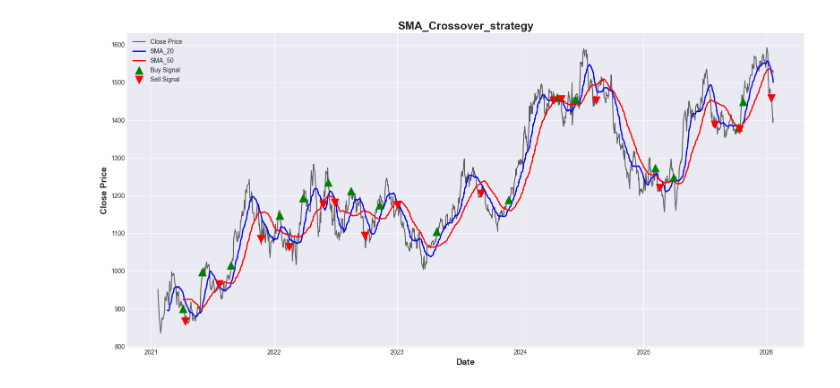
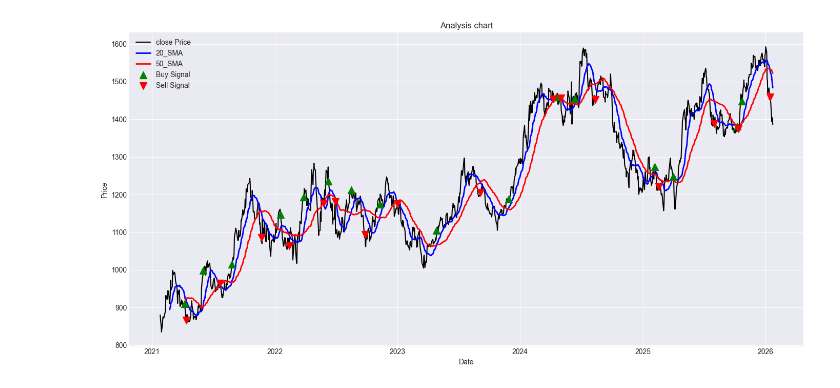
Before and after one commit to Pranavkumar1605/SMA_crossover_indian_stocks, a Jupyter notebook: notebooks/sma_crossover_analysis.ipynb, the cells around one changed output. Drawn from its saved outputs; the diff is of its cells as text; code cells hidden in the pictures.

```diff
--- a/notebooks/sma_crossover_analysis.ipynb
+++ b/notebooks/sma_crossover_analysis.ipynb
@@ -94,17 +94,20 @@ Sell signals:16
-# %%
-fig, ax = plt.subplots(figsize = (16,8))
-ax.plot(df_signals.index, df_signals['Close'], label = "Close Price", color = 'black', linewidth = 1.5, alpha = 0.6)
-ax.plot(df_signals.index, df_signals['SMA_20'], label = "SMA_20", color = 'blue', linewidth = 2)
-ax.plot(df_signals.index, df_signals['SMA_50'], label = "SMA_50", color = 'red', linewidth = 2)
-buy_signals = df_signals[df_signals['Signal'] == 1]
-ax.scatter(buy_signals.index, buy_signals['Close'], marker ="^",color = 'green',s =150, zorder = 5, label ='Buy Signal')
-sell_signals = df_signals[df_signals['Signal']==-1]
-ax.scatter(sell_signals.index, sell_signals['Close'], marker = "v", color ='red',s=150, zorder = 5, label='Sell Signal')
-ax.set_title("SMA_Crossover_strategy", fontsize = 18, fontweight = 'bold')
-ax.legend(loc = 'best')
-ax.set_xlabel("Date", fontsize = 14, fontweight = "bold")
-ax.set_ylabel("Close Price", fontsize = 14, fontweight = 'bold')
-fig.tight_layout()
-plt.show()
-# %% [output]
-[figure, removed]
+# %%
+fig, ax = plt.subplots(figsize = (14,7))
+
+ax.plot(df_signals['Close'], linewidth =1.5, label = 'close Price', color ='black')
+ax.plot(df_signals['SMA_20'], linewidth = 2, label = '20_SMA', color = 'blue')
+ax.plot(df_signals['SMA_50'], linewidth = 2, label = '50_SMA', color = 'red')
+
+buy_signals = df_signals[df_signals['Signal'] == 1]
+sell_signals = df_signals[df_signals['Signal']==-1]
+
+ax.scatter(buy_signals.index, buy_signals['Close'], marker= '^',color = 'green', s= 100, label = 'Buy Signal', zorder = 5)
+ax.scatter(sell_signals.index, sell_signals['Close'], marker = 'v', color = 'red', s = 100, zorder =5, label = 'Sell Signal')
+ax.set_title("Analysis chart")
+ax.set_xlabel("Date")
+ax.set_ylabel("Price")
+ax.legend()
+plt.tight_layout()
+plt.show()
+# %% [output]
+[figure, added]
```
Also changed, not shown: parts of 5 cells of this notebook.
